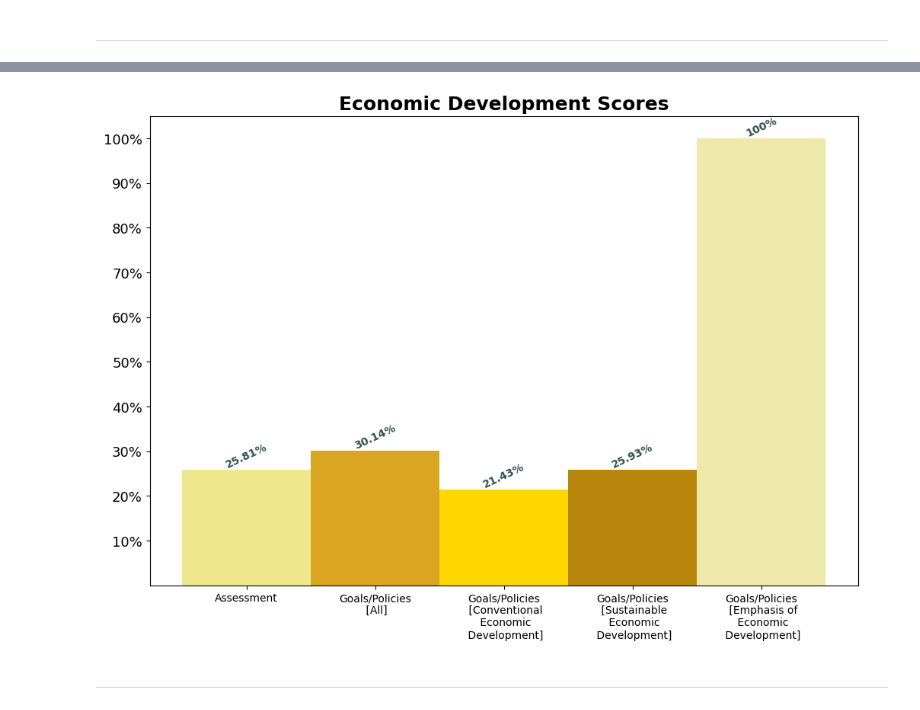
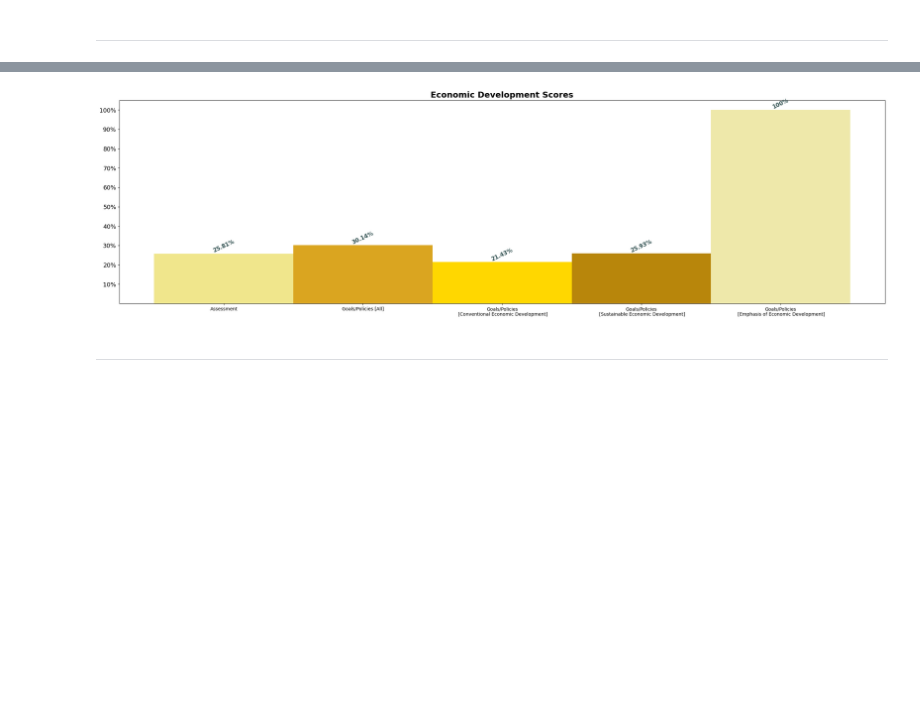
Before and after one commit to baileymccluresinger/UAPP703_2024, a Jupyter notebook: UAPP706_Project.ipynb, the cells around one changed output, grey strips where cells are left out. Drawn from its saved outputs; the diff is of its cells as text; code cells hidden in the pictures; blank space fills up the shorter version.

```diff
--- a/UAPP706_Project.ipynb
+++ b/UAPP706_Project.ipynb
@@ -818,7 +818,7 @@ plt.bar_label(figure, cat5_percentages, label_type='edge', fontsize=10, color='d
 # %% [markdown]
 ---
 # %%
-cat6_arr = pd.DataFrame(['Assessment', 'Goals/Policies\n [All]', 'Goals/Policies\n [Conventional\n Economic\n Development]', 'Goals/Policies\n [Sustainable\n Economic\n Development]', 'Goals/Policies\n [Emphasis of\n Economic\n Development]'], columns=["Category"])
+cat6_arr = pd.DataFrame(['Assessment', 'Goals/Policies [All]', 'Goals/Policies\n [Conventional Economic Development]', 'Goals/Policies\n [Sustainable Economic Development]', 'Goals/Policies\n [Emphasis of Economic Development]'], columns=["Category"])
 cat6_arr['Score'] = [cat6_assess_score, cat6_goals_score, cat6_goals1_score, cat6_goals2_score, cat6_goals3_score,]
 cat6_arr
 # %% [output]
@@ -832,14 +832,14 @@ cat6_arr
 cat6_colors = ['khaki', 'goldenrod', 'gold', 'darkgoldenrod', 'palegoldenrod']
 cat6_percentages = ['25.81%','30.14%', '21.43%', '25.93%', '100%']
 # %%
-plt.figure(figsize=(12,8))
+plt.figure(figsize=(30,8))
 figure = plt.bar(cat6_arr['Category'], cat6_arr['Score'], color=cat6_colors, width=1.0)
 plt.xticks(cat6_arr['Category'], cat6_arr['Category'], fontsize=10, rotation=0);
 plt.yticks([0.1,0.2,0.3,0.4,0.5,0.6,0.7,0.8,0.9,1.0], scores, fontsize=13);
 plt.title("Economic Development Scores", fontsize=18, fontweight='bold');
-plt.bar_label(figure, cat6_percentages, label_type='edge', fontsize=10, color='darkslategrey', fontweight='bold',rotation=25);
+plt.bar_label(figure, cat6_percentages, label_type='edge', fontsize=12, color='darkslategrey', fontweight='bold',rotation=25);
 # %% [output]
-[figure, old version]
+[figure, new version]
 # %% [markdown]
 ---
 # %%
```
Also changed, not shown: parts of 5 cells of this notebook.
